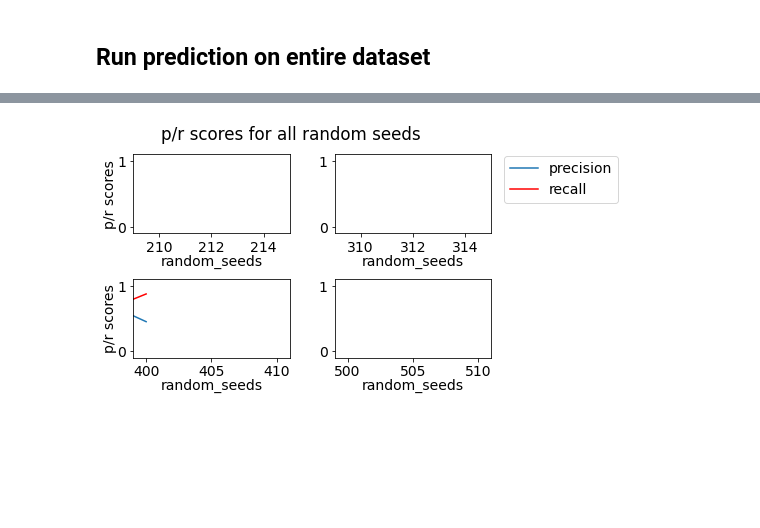
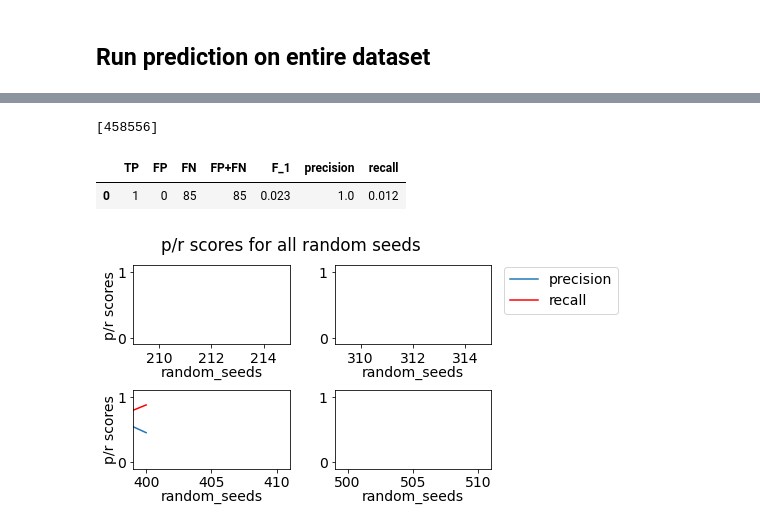
Before and after one commit to jimzhang629/RippleNet, a Jupyter notebook: edited_RippleNet_timeseries_prediction.ipynb, the cells around one changed output, grey strips where cells are left out. Cells and saved outputs as stored; diff of their text form; code cells hidden in the pictures; blank space fills up the shorter version.

```diff
--- a/edited_RippleNet_timeseries_prediction.ipynb
+++ b/edited_RippleNet_timeseries_prediction.ipynb
@@ -181,11 +184,11 @@ if not os.path.isdir('figures'):
 # %%
-# # fill up models and losses containers
-# models = []
-# losses = []
-# for i, (mf, pf) in enumerate(zip(model_files, losses_files)):
-#     models.append(keras.models.load_model(mf))
-#     with open(pf, 'rb') as f:
-#         losses.append(pickle.load(f))
+# fill up models and losses containers
+models = []
+losses = []
+for i, (mf, pf) in enumerate(zip(model_files, losses_files)):
+    models.append(keras.models.load_model(mf))
+    with open(pf, 'rb') as f:
+        losses.append(pickle.load(f))
 # %% [markdown]
 ## load a session time series
 # %%
@@ -289,44 +300,49 @@ vmin, vmax = np.exp(np.percentile(np.log(f[session]['S'][:Fs*30, :].flatten()),
 # %%
 # print(Y_cont_preds[0])
 # %%
-# df = pd.DataFrame(columns=['TP', 'FP', 'FN', 'FP+FN', 'F_1'],
-#                   dtype='object')
+df = pd.DataFrame(columns=['TP', 'FP', 'FN', 'FP+FN', 'F_1'],
+                  dtype='object')
 
-# for Y_cont_pred in Y_cont_preds:
+for Y_cont_pred in Y_cont_preds:
 
-#   # compare ground truth times vs. predicted times
-#   peaks, _ = ss.find_peaks(Y_cont_pred[0, :, 0], height=threshold, distance=distance, width=width)
+  # compare ground truth times vs. predicted times
+  peaks, _ = ss.find_peaks(Y_cont_pred[0, :, 0], height=threshold, distance=distance, width=width)
+  print(peaks)
+  # remove ripple locations in movement periods (within 0.5s of movement event)
+  if 'run_speed' in list(f[session].keys()):
+      # smoothen run_speed by 1s boxcar filter:
+      run_speed = np.convolve(f[session]['run_speed'], ss.boxcar(Fs) / Fs, 'same')
+      # keep ripples where run_speed == 0:
+      peaks = peaks[run_speed[peaks] == 0]
+  else:
+      run_speed = None
 
-#   # remove ripple locations in movement periods (within 0.5s of movement event)
-#   if 'run_speed' in list(f[session].keys()):
-#       # smoothen run_speed by 1s boxcar filter:
-#       run_speed = np.convolve(f[session]['run_speed'], ss.boxcar(Fs) / Fs, 'same')
-#       # keep ripples where run_speed == 0:
-#       peaks = peaks[run_speed[peaks] == 0]
-#   else:
-#       run_speed = None
+  #get stats
+  TPs, FPs, FNs, stats = get_TPs_FPs_FNs_stats(f[session]['y'][:].flatten(),
+                                             Y_cont_pred.flatten(),
+                                             f[session]['rippleLocs'][:],
+                                             threshold, distance, width,
+                                             run_speed=run_speed,
+                                             y_label_width=y_label_width)
 
-#   #get stats
-#   TPs, FPs, FNs, stats = get_TPs_FPs_FNs_stats(f[session]['y'][:].flatten(),
-#                                              Y_cont_pred.flatten(),
-#                                              f[session]['rippleLocs'][:],
-#                                              threshold, distance, width,
-#                                              run_speed=run_speed,
-#                                              y_label_width=y_label_width)
-
-#   df = pd.concat([df, stats], axis=0, ignore_index=True)
+  df = pd.concat([df, stats], axis=0, ignore_index=True)
 
 
-# #next step is to add a column of the network names
+#next step is to add a column of the network names
 
 # network_length = [200, 201, 202, 203, 204, 205, 206, 210, 211, 212, 213, 214, 310, 311, 312, 313, 314, 397, 398, 399, 400, 401, 402, 403, 404, 405, 406, 407, 408, 409, 410, 496, 497, 498, 499, 500, 501, 502, 503, 504, 505, 506, 507, 508, 509]
 # df.insert(loc=0, column='random_seeds', value=network_length)
 # df["TP %"] = df['TP'] / (df['TP'] + df['FP'] + df['FN'])
 # df["FP %"] = df['FP'] / (df['TP'] + df['FP'] + df['FN'])
 # df["FN %"] = df['FN'] / (df['TP'] + df['FP'] + df['FN'])
+# %% [output]
+[458556]
 # %%
-# df
+df
 # df.to_csv('networkstats.csv')
+# %% [output]
+|  | TP | FP | FN | FP+FN | F_1 | precision | recall |
+| 0 | 1 | 0 | 85 | 85 | 0.023 | 1.0 | 0.012 |
 # %%
 df = pd.read_csv('networkstats.csv')
 # %%
```
Also changed, not shown: parts of 5 cells of this notebook.
